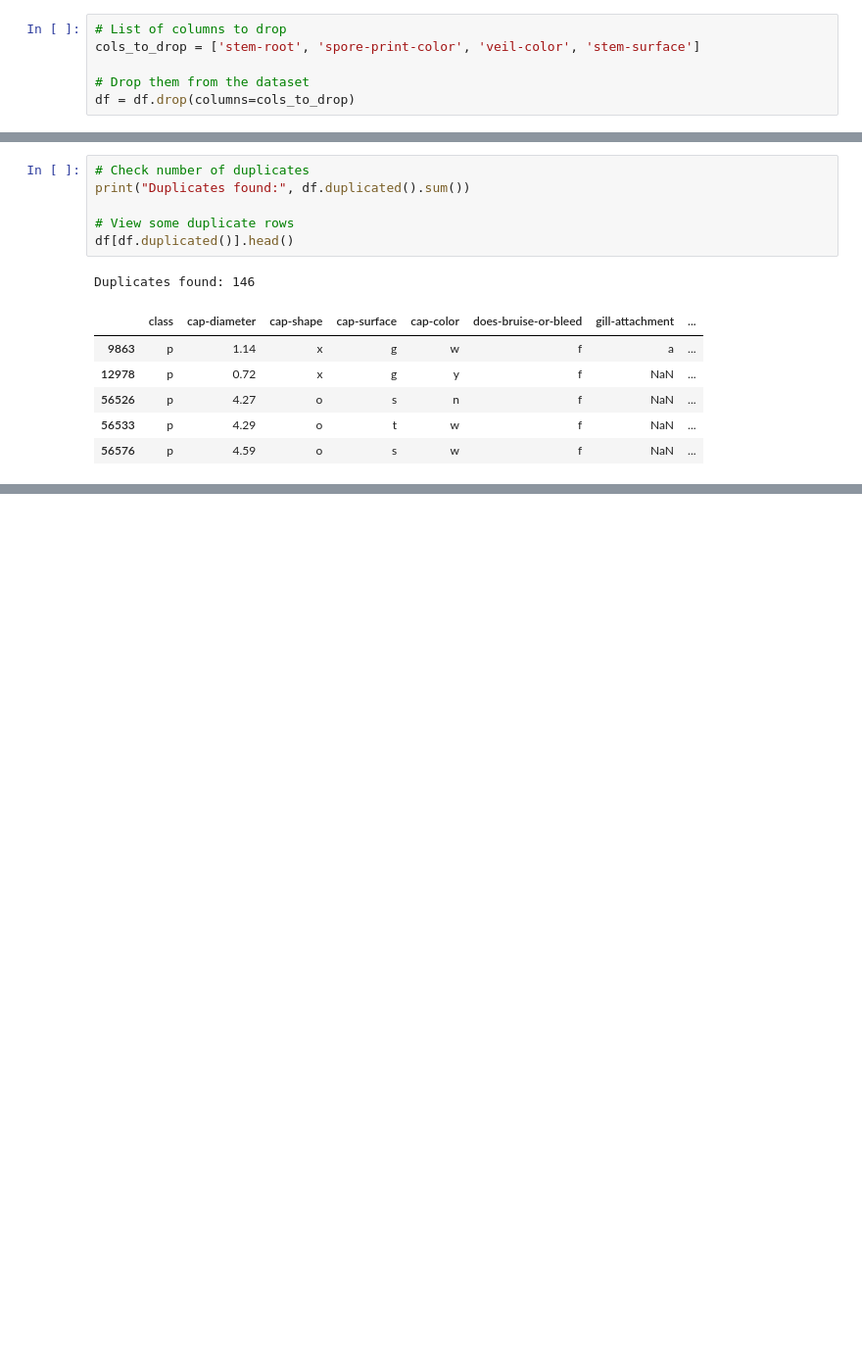
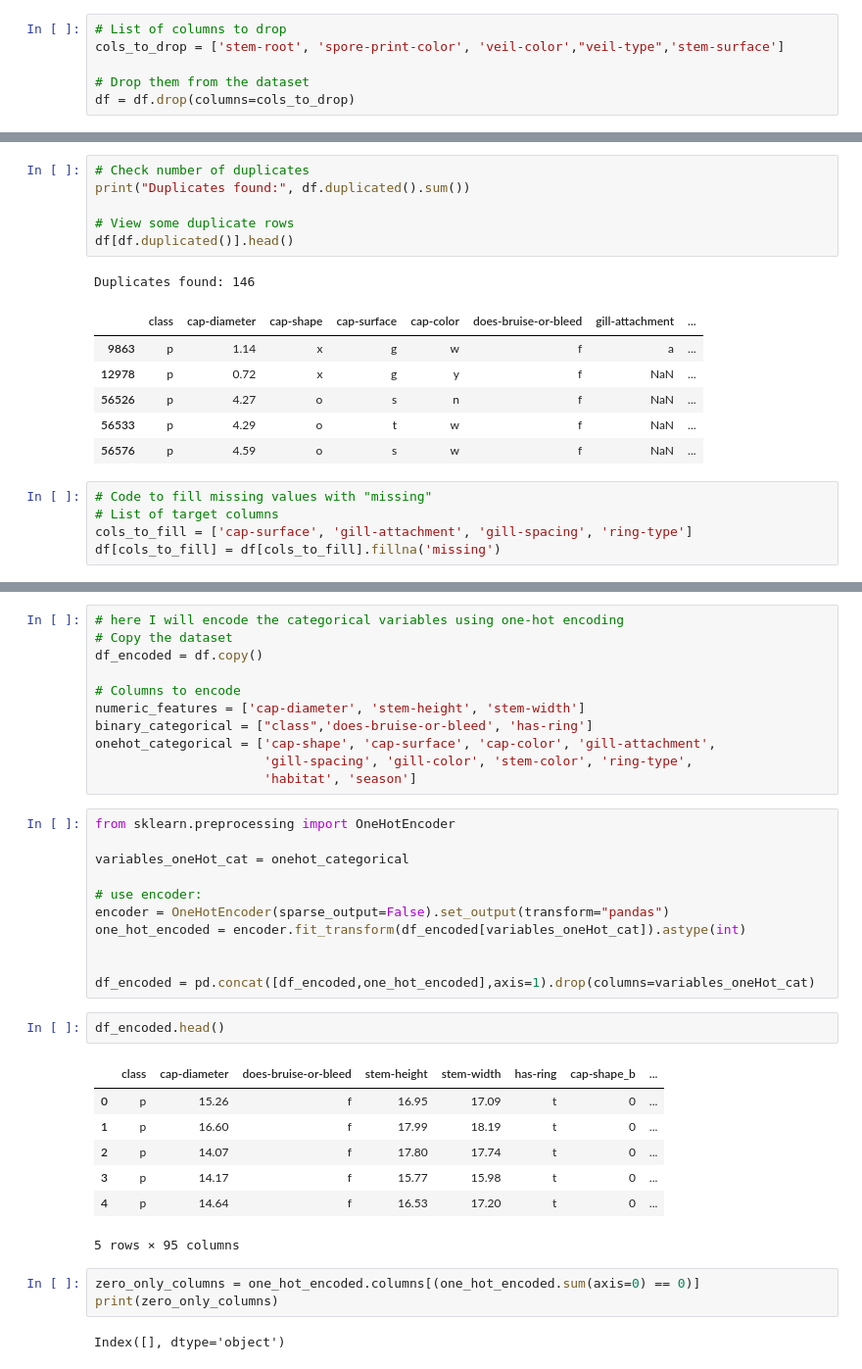
Before and after one commit to RovSveta/Advanced_Data_analytics_2025, a Jupyter notebook: Exercise_project_1/Classification_dataset/dataset_analysis_code.ipynb, the cells around one changed output, grey strips where cells are left out. Shown at 98% size. Drawn from its saved outputs; the diff is of its cells as text; blank space fills up the shorter version.

```diff
--- a/Exercise_project_1/Classification_dataset/dataset_analysis_code.ipynb
+++ b/Exercise_project_1/Classification_dataset/dataset_analysis_code.ipynb
@@ -135,7 +135,7 @@ habitat has ['d' 'm' 'g' 'h' 'l' 'p' 'w' 'u']
 season has ['w' 'u' 'a' 's']
 # %%
 # List of columns to drop
-cols_to_drop = ['stem-root', 'spore-print-color', 'veil-color', 'stem-surface']
+cols_to_drop = ['stem-root', 'spore-print-color', 'veil-color',"veil-type",'stem-surface']
 
 # Drop them from the dataset
 df = df.drop(columns=cols_to_drop)
@@ -162,3 +162,8 @@ Duplicates found: 146
 | 56526 | p | 4.27 | o | s | n | f | NaN | ... |
 | 56533 | p | 4.29 | o | t | w | f | NaN | ... |
 | 56576 | p | 4.59 | o | s | w | f | NaN | ... |
+# %%
+# Code to fill missing values with "missing"
+# List of target columns
+cols_to_fill = ['cap-surface', 'gill-attachment', 'gill-spacing', 'ring-type']
+df[cols_to_fill] = df[cols_to_fill].fillna('missing')
@@ -164,0 +213,37 @@ Duplicates found: 146
+# %%
+# here I will encode the categorical variables using one-hot encoding
+# Copy the dataset
+df_encoded = df.copy()
+
+# Columns to encode
+numeric_features = ['cap-diameter', 'stem-height', 'stem-width']
+binary_categorical = ["class",'does-bruise-or-bleed', 'has-ring']
+onehot_categorical = ['cap-shape', 'cap-surface', 'cap-color', 'gill-attachment',
+                      'gill-spacing', 'gill-color', 'stem-color', 'ring-type',
+                      'habitat', 'season']
+# %%
+from sklearn.preprocessing import OneHotEncoder
+
+variables_oneHot_cat = onehot_categorical
+
+# use encoder:
+encoder = OneHotEncoder(sparse_output=False).set_output(transform="pandas")
+one_hot_encoded = encoder.fit_transform(df_encoded[variables_oneHot_cat]).astype(int)
+
+
+df_encoded = pd.concat([df_encoded,one_hot_encoded],axis=1).drop(columns=variables_oneHot_cat)
+# %%
+df_encoded.head()
+# %% [output]
+|  | class | cap-diameter | does-bruise-or-bleed | stem-height | stem-width | has-ring | cap-shape_b | ... |
+| 0 | p | 15.26 | f | 16.95 | 17.09 | t | 0 | ... |
+| 1 | p | 16.60 | f | 17.99 | 18.19 | t | 0 | ... |
+| 2 | p | 14.07 | f | 17.80 | 17.74 | t | 0 | ... |
+| 3 | p | 14.17 | f | 15.77 | 15.98 | t | 0 | ... |
+| 4 | p | 14.64 | f | 16.53 | 17.20 | t | 0 | ... |
+5 rows × 95 columns
+# %%
+zero_only_columns = one_hot_encoded.columns[(one_hot_encoded.sum(axis=0) == 0)]
+print(zero_only_columns)
+# %% [output]
+Index([], dtype='object')
```
Also changed, not shown: parts of 8 cells of this notebook, 3 other files.
